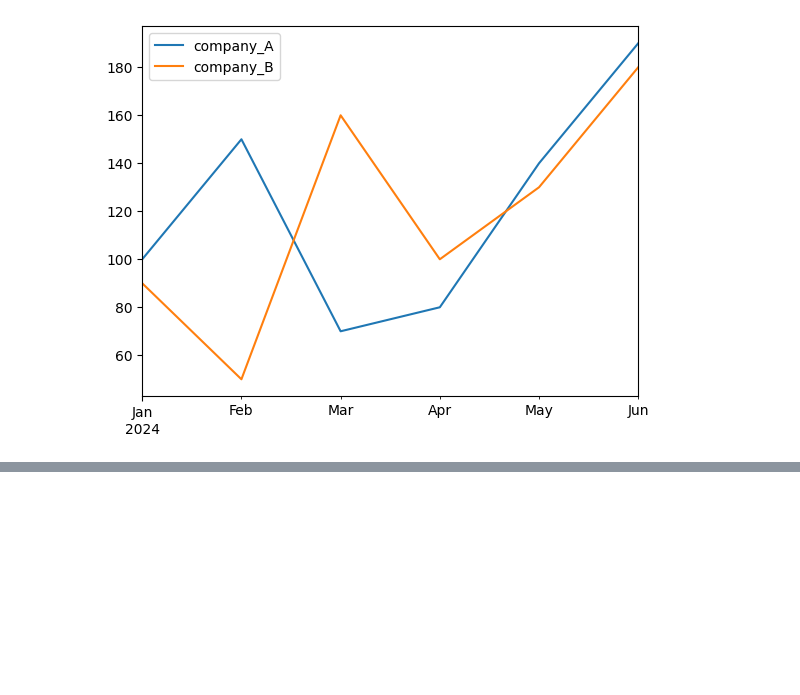
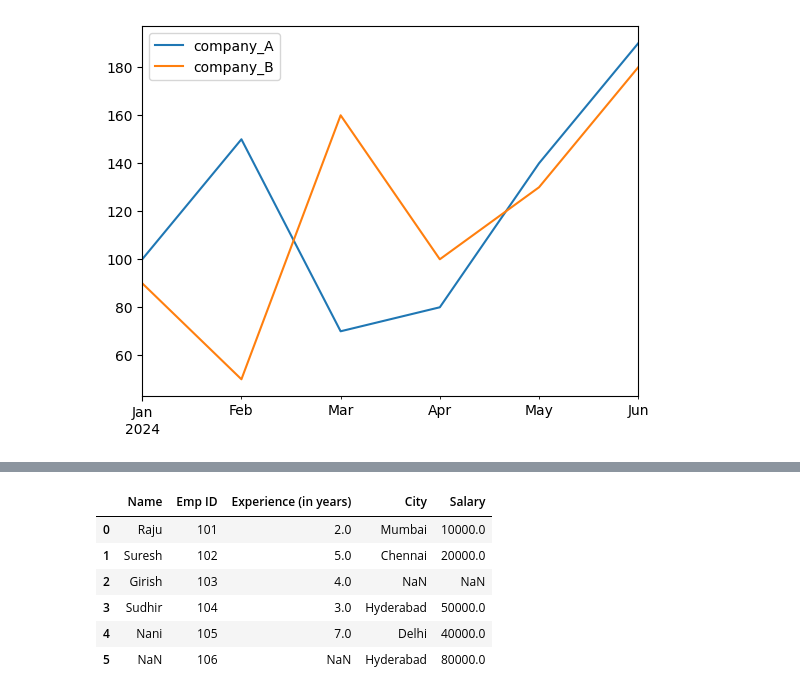
Before and after one commit to tunviii/EDAV, a Jupyter notebook: EDAV.ipynb, the cells around one changed output, grey strips where cells are left out. Drawn from its saved outputs; the diff is of its cells as text; code cells hidden in the pictures; blank space fills up the shorter version.

```diff
--- a/EDAV.ipynb
+++ b/EDAV.ipynb
@@ -99,0 +143,22 @@ sales.plot()
+# %%
+import pandas as pd
+df1=pd.DataFrame({
+    'Name':['Raju', 'Suresh', 'Girish', 'Sudhir', 'Nani'],
+    'Emp ID':[101, 102, 103, 104, 105],
+    'Experience (in years)':[2, 5, 4, 3, 7]
+})
+df2=pd.DataFrame({
+    'Emp ID':[101, 102, 104, 105, 106],
+    'City':['Mumbai', 'Chennai', 'Hyderabad', 'Delhi', 'Hyderabad'],
+    'Salary':[10000, 20000, 50000, 40000, 80000]
+})
+merged=pd.merge(df1, df2, how='outer')
+merged
+# %% [output]
+|  | Name | Emp ID | Experience (in years) | City | Salary |
+| 0 | Raju | 101 | 2.0 | Mumbai | 10000.0 |
+| 1 | Suresh | 102 | 5.0 | Chennai | 20000.0 |
+| 2 | Girish | 103 | 4.0 | NaN | NaN |
+| 3 | Sudhir | 104 | 3.0 | Hyderabad | 50000.0 |
+| 4 | Nani | 105 | 7.0 | Delhi | 40000.0 |
+| 5 | NaN | 106 | NaN | Hyderabad | 80000.0 |
```
Also changed, not shown: parts of 3 cells of this notebook.
